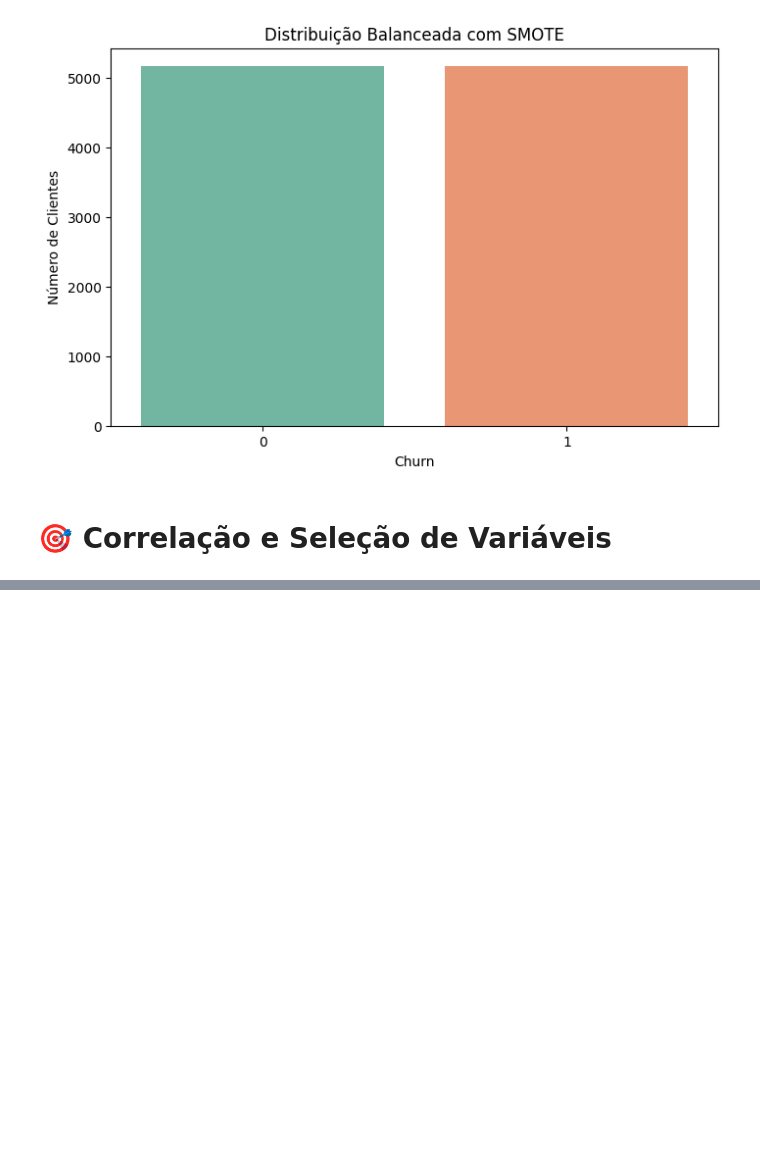
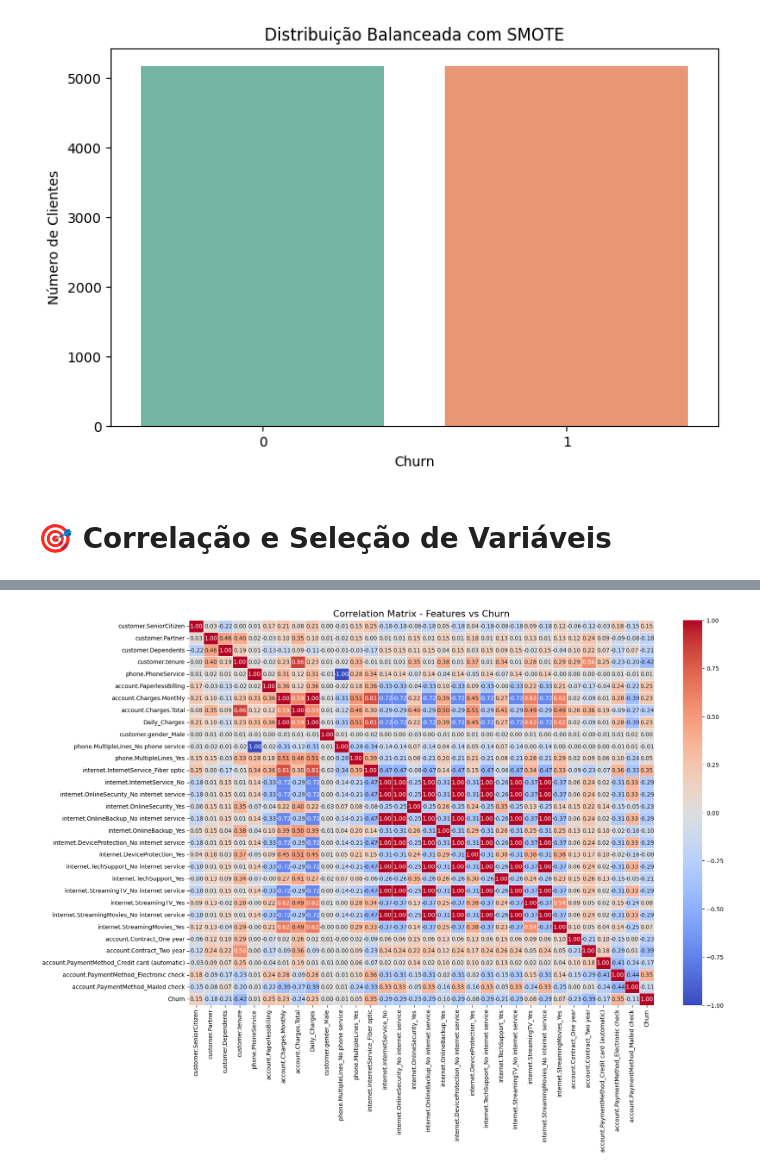
Before and after one commit to TheGabrielVieira/challenge3-data-science-part2, a Jupyter notebook: ML_TelecomX_BR.ipynb, the cells around one changed output, grey strips where cells are left out. Drawn from its saved outputs; the diff is of its cells as text; code cells hidden in the pictures; blank space fills up the shorter version.

Commit message:
feat: perform-correlation-analysis-and-targeted-feature-investigation

```diff
--- a/ML_TelecomX_BR.ipynb
+++ b/ML_TelecomX_BR.ipynb
@@ -234,0 +235,7 @@ Passing `palette` without assigning `hue` is deprecated and will be removed in v
+# %%
+# Matriz de correlação completa
+correlation_matrix = df_balanceado.corr()
+
+# Correlação com a variável alvo (Churn)
+correlation_with_churn = correlation_matrix['Churn'].sort_values(ascending=False)
+print(correlation_with_churn)
@@ -234,0 +260,10 @@ Passing `palette` without assigning `hue` is deprecated and will be removed in v
+# %%
+import matplotlib.pyplot as plt
+import seaborn as sns
+
+plt.figure(figsize=(18, 12))
+sns.heatmap(correlation_matrix, annot=True, cmap='coolwarm', fmt='.2f', linewidths=0.5)
+plt.title('Correlation Matrix - Features vs Churn', fontsize=16)
+plt.show()
+# %% [output]
+[figure, added]
```
Also changed, not shown: parts of 9 cells of this notebook.
